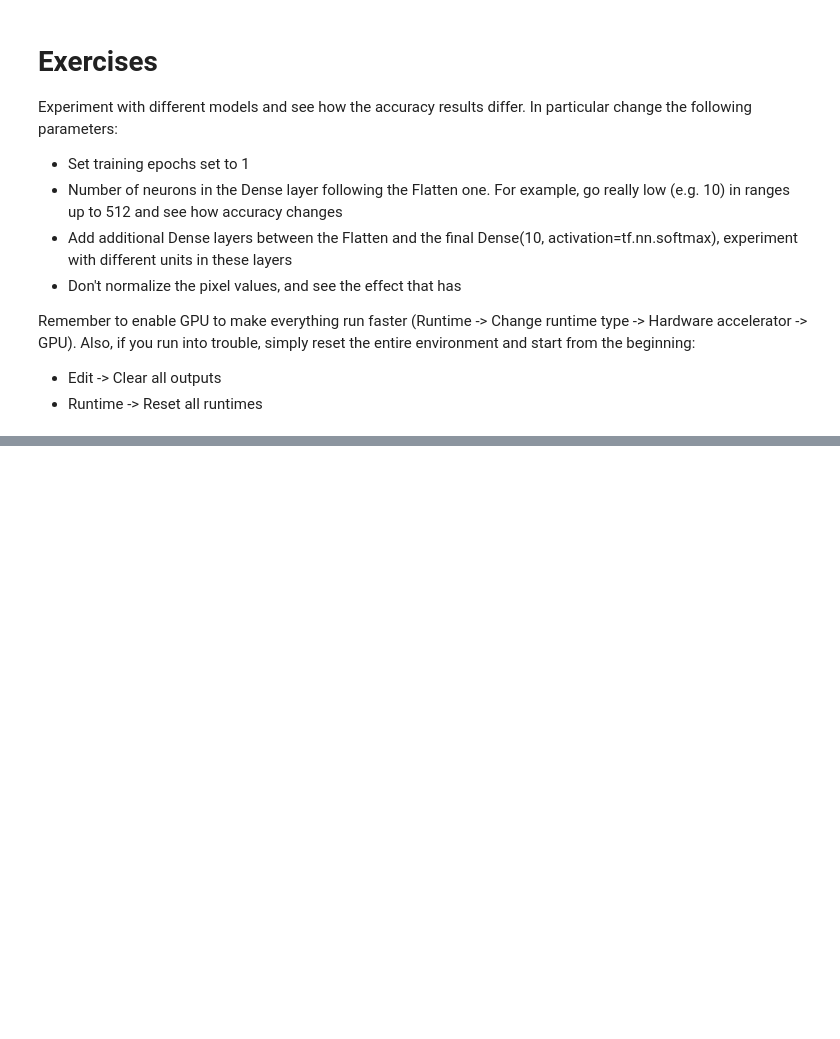
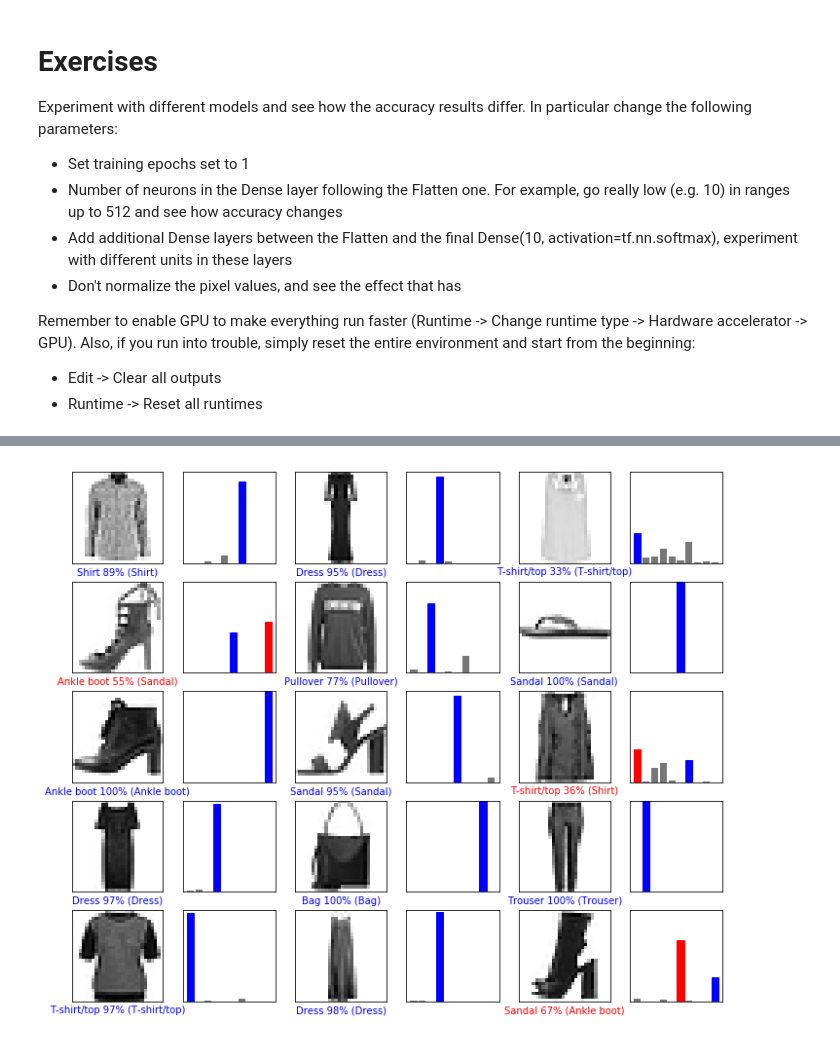
Before and after one commit to jessicamadridmejia/Intro-to-TensorFlow-for-Deep-Learning, a Jupyter notebook: Classifying_Images_of_Clothing.ipynb, the cells around one changed output, grey strips where cells are left out. Saved outputs shown, nothing was run; the diff lists cells and outputs as text; code cells hidden in the pictures; blank space fills up the shorter version.

```diff
--- a/Classifying_Images_of_Clothing.ipynb
+++ b/Classifying_Images_of_Clothing.ipynb
@@ -497,0 +586,70 @@ Also, if you run into trouble, simply reset the entire environment and start fro
+# %%
+# Set training epochs set to 1
+
+dataset, metadata = tfds.load('fashion_mnist', as_supervised=True, with_info=True)
+train_dataset, test_dataset = dataset['train'], dataset['test']
+
+class_names = ['T-shirt/top', 'Trouser', 'Pullover', 'Dress', 'Coat',
+               'Sandal',      'Shirt',   'Sneaker',  'Bag',   'Ankle boot']
+
+num_train_examples = metadata.splits['train'].num_examples
+num_test_examples = metadata.splits['test'].num_examples
+print("Number of training examples: {}".format(num_train_examples))
+print("Number of test examples:     {}".format(num_test_examples))
+
+def normalize(images, labels):
+  images = tf.cast(images, tf.float32)
+  images /= 255
+  return images, labels
+
+# The map function applies the normalize function to each element in the train
+# and test datasets
+train_dataset =  train_dataset.map(normalize)
+test_dataset  =  test_dataset.map(normalize)
+
+# The first time you use the dataset, the images will be loaded from disk
+# Caching will keep them in memory, making training faster
+train_dataset =  train_dataset.cache()
+test_dataset  =  test_dataset.cache()
+
+model = tf.keras.Sequential([
+    tf.keras.layers.Flatten(input_shape=(28, 28, 1)),
+    tf.keras.layers.Dense(128, activation=tf.nn.relu),
+    tf.keras.layers.Dense(10,  activation=tf.nn.softmax)
+])
+
+model.compile(optimizer='adam',
+              loss='sparse_categorical_crossentropy',
+              metrics=['accuracy'])
+
+BATCH_SIZE = 32
+train_dataset = train_dataset.repeat().shuffle(num_train_examples).batch(BATCH_SIZE)
+test_dataset = test_dataset.batch(BATCH_SIZE)
+
+model.fit(train_dataset, epochs=1, steps_per_epoch=math.ceil(num_train_examples/BATCH_SIZE))
+
+test_loss, test_accuracy = model.evaluate(test_dataset, steps=math.ceil(num_test_examples/32))
+print('Accuracy on test dataset:', test_accuracy)
+
+for test_images, test_labels in test_dataset.take(1):
+  test_images = test_images.numpy()
+  test_labels = test_labels.numpy()
+  predictions = model.predict(test_images)
+
+print(predictions.shape)
+print(predictions[0])
+print(np.argmax(predictions[0]))
+print(test_labels[0])
+
+# Plot the first X test images, their predicted label, and the true label
+# Color correct predictions in blue, incorrect predictions in red
+num_rows = 5
+num_cols = 3
+num_images = num_rows*num_cols
+plt.figure(figsize=(2*2*num_cols, 2*num_rows))
+for i in range(num_images):
+  plt.subplot(num_rows, 2*num_cols, 2*i+1)
+  plot_image(i, predictions, test_labels, test_images)
+  plt.subplot(num_rows, 2*num_cols, 2*i+2)
+  plot_value_array(i, predictions, test_labels)
+# %% [output]
@@ -497,0 +667 @@ Also, if you run into trouble, simply reset the entire environment and start fro
+[figure, added]
```
Also changed, not shown: parts of 15 cells of this notebook.
